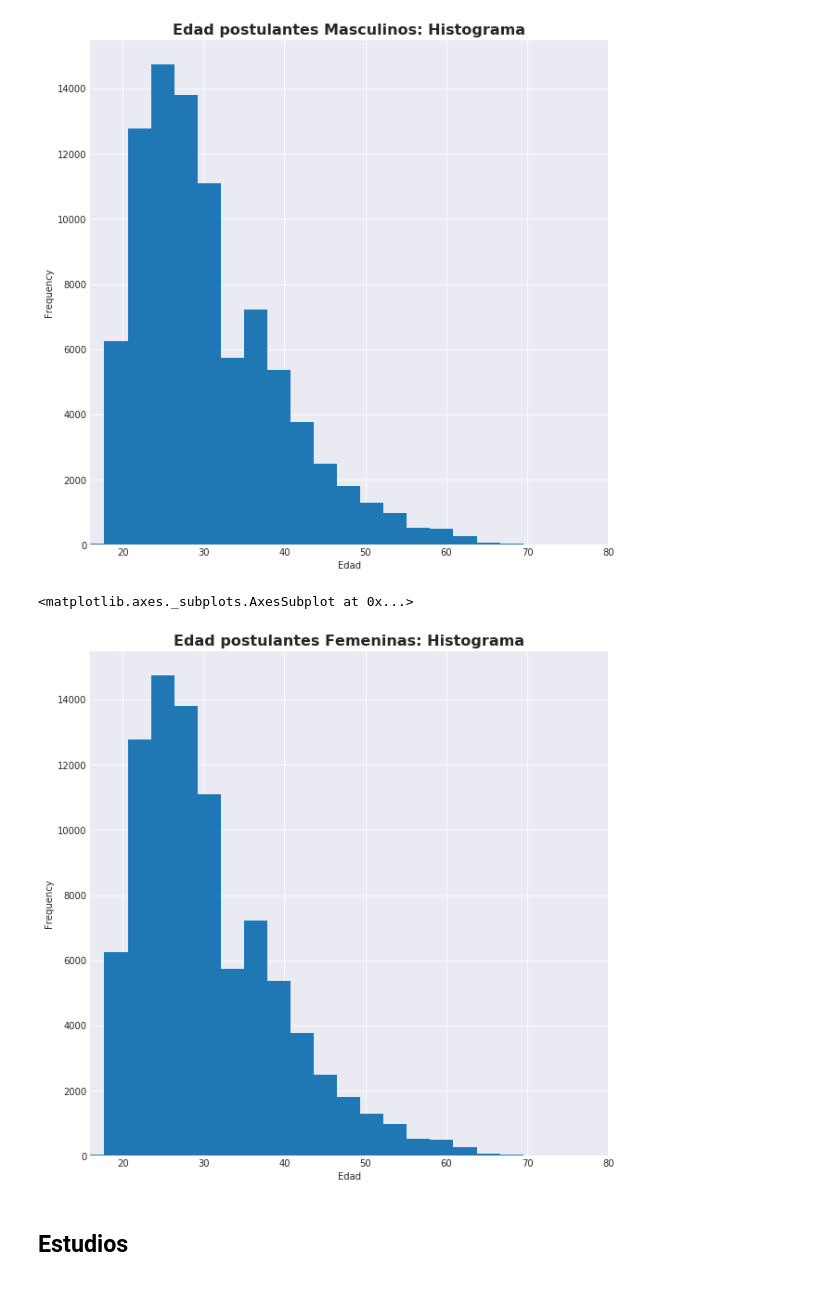
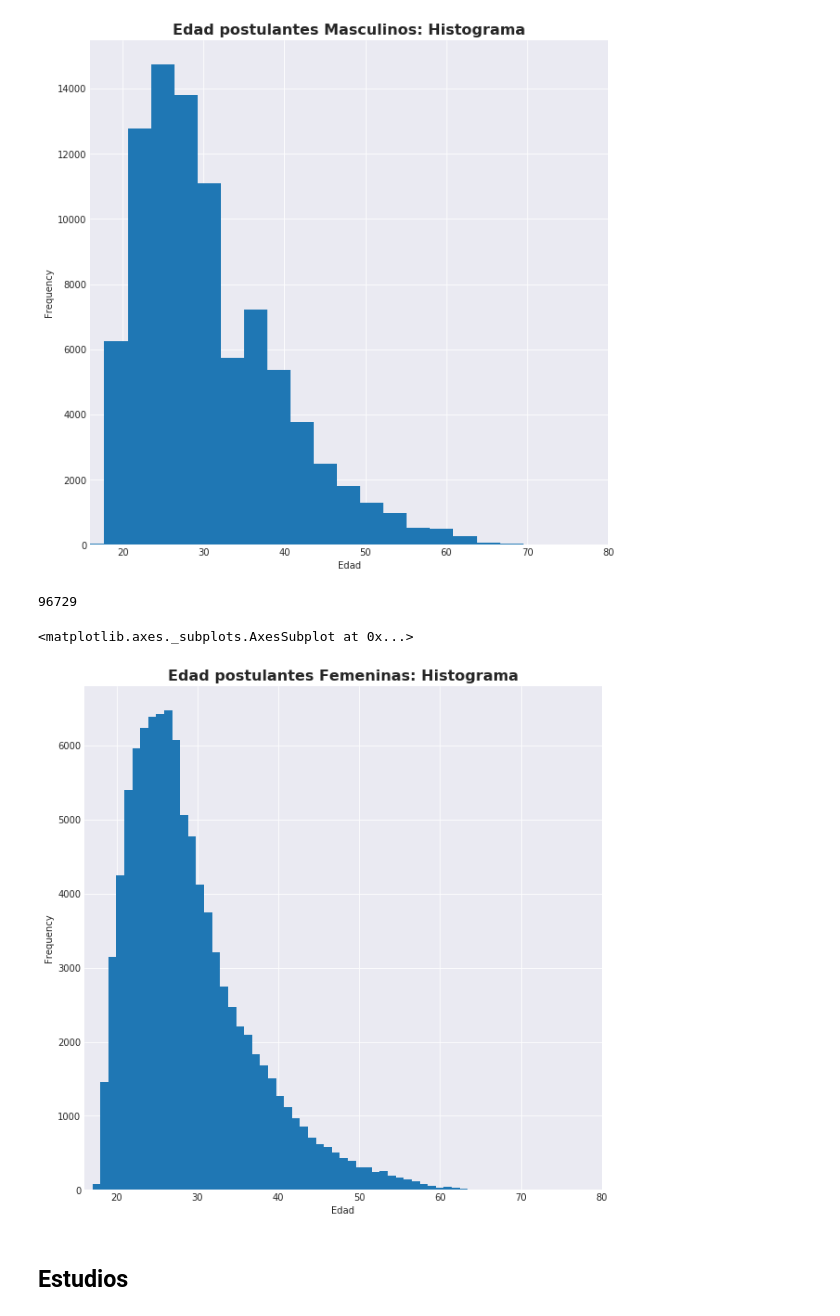
Before and after one commit to tbotalla/Datos1Q2018, a Jupyter notebook: parte1/AnalisisEdadSexoEducacion.ipynb, the cells around one changed output. Drawn from its saved outputs; the diff is of its cells as text; code cells hidden in the pictures.

```diff
--- a/parte1/AnalisisEdadSexoEducacion.ipynb
+++ b/parte1/AnalisisEdadSexoEducacion.ipynb
@@ -326,16 +330,20 @@ P_Masculino_Edad['edad'].plot.hist(figsize=[10,10], bins=80)
 [figure]
 # %%
 P_Femenino_Edad = postulantes[postulantes['sexo']=='FEM']
+# %%
+len(P_Femenino_Edad)
+# %% [output]
+96729
 # %%
 fig = plt.figure()
 ax = fig.add_subplot(111)
 plt.title('Edad postulantes Femeninas: Histograma', fontsize=16, fontweight='bold')
 ax.set_xlabel('Edad')
 ax.set_xlim([16,80])
-P_Masculino_Edad['edad'].plot.hist(figsize=[10,10], bins=80)
+P_Femenino_Edad['edad'].plot.hist(figsize=[10,10], bins=80)
 # %% [output]
 <matplotlib.axes._subplots.AxesSubplot at 0x...>
-[figure, old version]
+[figure, new version]
 # %% [markdown]
 ## Estudios
 # %%
```
Also changed, not shown: parts of 1 cell of this notebook.
